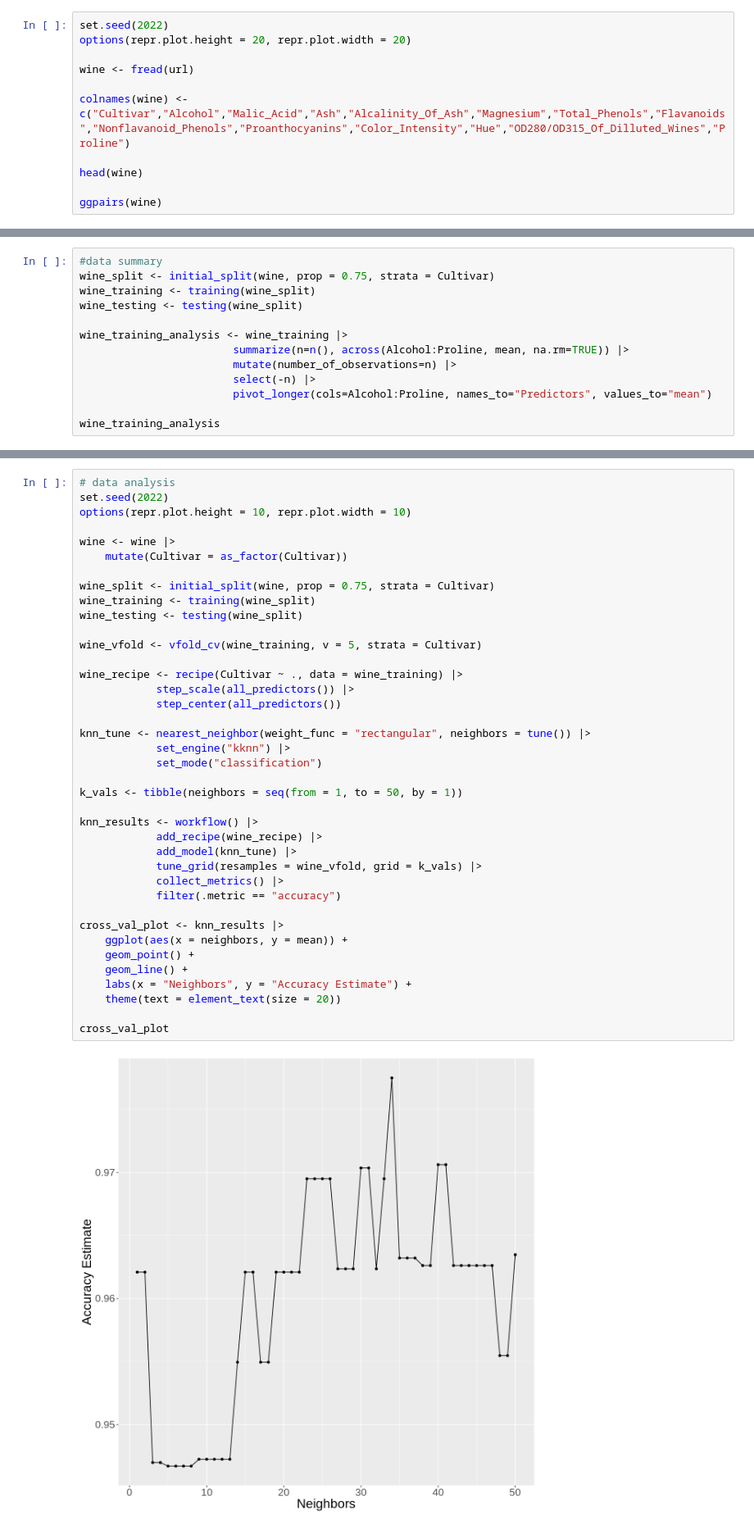
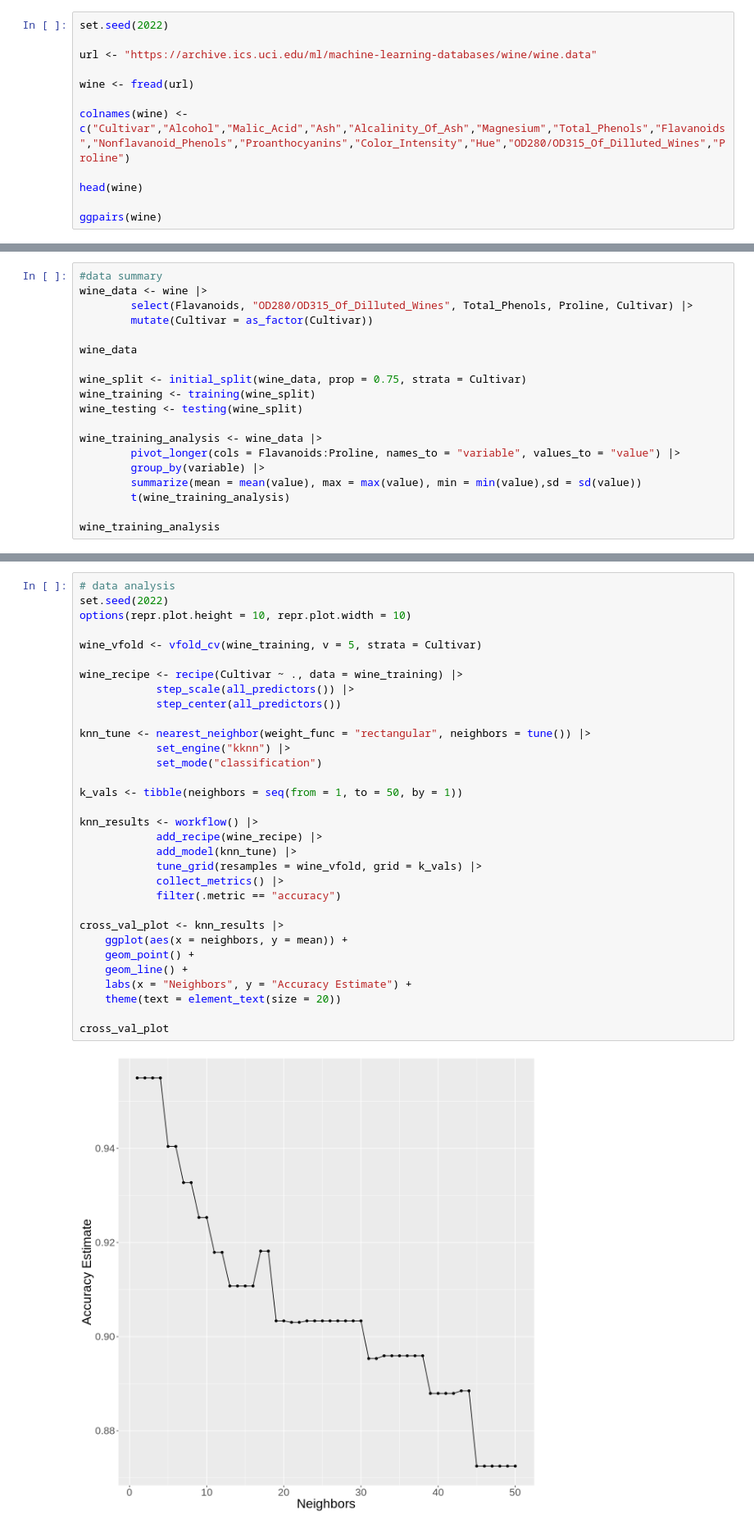
Before and after one commit to bkaanylmz/dsci-100-2022w1-group-95, a Jupyter notebook: WINE.ipynb, the cells around one changed output, grey strips where cells are left out. Shown at 82% size. Drawn from its saved outputs; the diff is of its cells as text.

Commit message:
Added data summary analysis and descriptions of code

```diff
--- a/WINE.ipynb
+++ b/WINE.ipynb
@@ -81,6 +86,7 @@ Registered S3 method overwritten by 'GGally':
 # %%
 set.seed(2022)
-options(repr.plot.height = 20, repr.plot.width = 20)
+
+url <- "https://archive.ics.uci.edu/ml/machine-learning-databases/wine/wine.data"
 
 wine <- fread(url)
 
@@ -103,14 +111,20 @@ A data.table: 6 × 14
 # %%
 #data summary
-wine_split <- initial_split(wine, prop = 0.75, strata = Cultivar)
+wine_data <- wine |>
+        select(Flavanoids, "OD280/OD315_Of_Dilluted_Wines", Total_Phenols, Proline, Cultivar) |>
+        mutate(Cultivar = as_factor(Cultivar))
+
+wine_data
+
+wine_split <- initial_split(wine_data, prop = 0.75, strata = Cultivar)
 wine_training <- training(wine_split)
 wine_testing <- testing(wine_split)
 
-wine_training_analysis <- wine_training |>
-                        summarize(n=n(), across(Alcohol:Proline, mean, na.rm=TRUE)) |>
-                        mutate(number_of_observations=n) |>
-                        select(-n) |>
-                        pivot_longer(cols=Alcohol:Proline, names_to="Predictors", values_to="mean")
+wine_training_analysis <- wine_data |>
+        pivot_longer(cols = Flavanoids:Proline, names_to = "variable", values_to = "value") |>
+        group_by(variable) |>
+        summarize(mean = mean(value), max = max(value), min = min(value),sd = sd(value))
+        t(wine_training_analysis)
 
 wine_training_analysis
 # %% [output]
@@ -134,43 +164,36 @@ A tibble: 13 × 3
 # data analysis
 set.seed(2022)
 options(repr.plot.height = 10, repr.plot.width = 10)
-
-wine <- wine |>
-    mutate(Cultivar = as_factor(Cultivar))
-
-wine_split <- initial_split(wine, prop = 0.75, strata = Cultivar)
-wine_training <- training(wine_split)
-wine_testing <- testing(wine_split)
 
 wine_vfold <- vfold_cv(wine_training, v = 5, strata = Cultivar)
 
 wine_recipe <- recipe(Cultivar ~ ., data = wine_training) |>
             step_scale(all_predictors()) |>
             step_center(all_predictors())
 
 knn_tune <- nearest_neighbor(weight_func = "rectangular", neighbors = tune()) |>
             set_engine("kknn") |>
             set_mode("classification")
 
 k_vals <- tibble(neighbors = seq(from = 1, to = 50, by = 1))
 
 knn_results <- workflow() |>
             add_recipe(wine_recipe) |>
             add_model(knn_tune) |>
             tune_grid(resamples = wine_vfold, grid = k_vals) |>
             collect_metrics() |>
             filter(.metric == "accuracy")
 
 cross_val_plot <- knn_results |>
     ggplot(aes(x = neighbors, y = mean)) +
     geom_point() +
     geom_line() +
     labs(x = "Neighbors", y = "Accuracy Estimate") +
     theme(text = element_text(size = 20))
 
 cross_val_plot
 # %% [output]
-[figure, old version]
+[figure, new version]
 # %%
 best_k <- knn_results |>
         arrange(desc(mean)) |>
```
Also changed, not shown: parts of 7 cells of this notebook.
